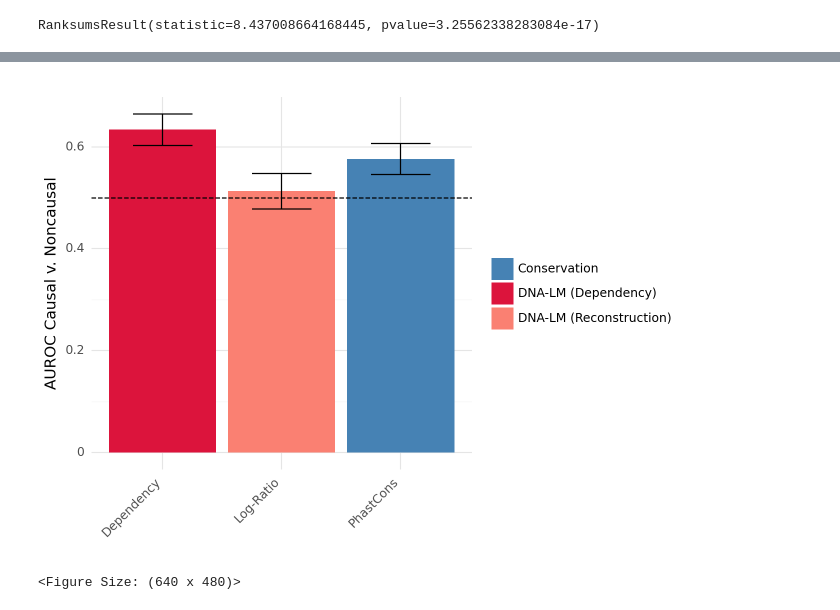
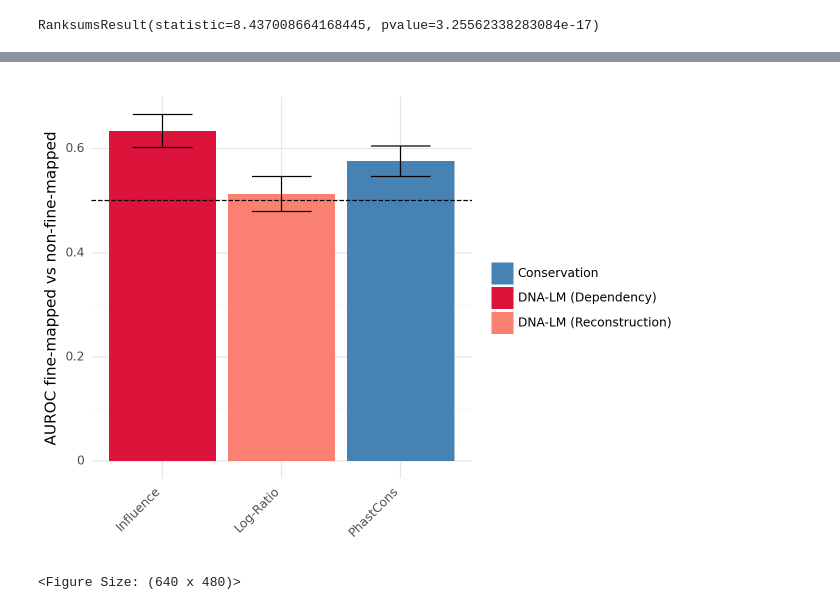
Before and after one commit to gagneurlab/dependencies_DNALM, a Jupyter notebook: manuscript_code/fig1_variant_effects.ipynb, the cells around one changed output, grey strips where cells are left out. Cells and saved outputs as stored; diff of their text form; code cells hidden in the pictures.

```diff
--- a/manuscript_code/fig1_variant_effects.ipynb
+++ b/manuscript_code/fig1_variant_effects.ipynb
@@ -2061,6 +3142,8 @@ scipy.stats.ranksums(var_effects.query('sig')["Interaction"],var_effects.query('
 RanksumsResult(statistic=8.437008664168445, pvalue=3.25562338283084e-17)
 # %%
 pred_types = {"Conservation":"Conservation",
+              "phastCons_21way":"phastCons_21Way",
+              "phyloP_21way":"phyloP_21Way",
               "var_eff":"Log-Ratio", # Reconstruction (CE)
               "Interaction":"Interaction",
              }
@@ -2096,0 +3162,16 @@ plt.show()
+# %%
+fig, ax = plt.subplots(1,1, figsize=(5,5))
+colors = ["steelblue","blue","cyan", "salmon","crimson"]#["steelblue","lightblue","darkgreen","blue","crimson","yellow"]#["yellow","purple","green","black","blue","pink"]
+
+for i,pred_type in enumerate(pred_types.values()):
+    roc_plot_df_sub = roc_plot_df.query('Type == @pred_type')
+    ax.plot(roc_plot_df_sub["fpr"],roc_plot_df_sub["tpr"], color=colors[i], label="{} ({:2.2f})".format(pred_type,roc_plot_df_sub["roc_auc"].iloc[0]))
+    #ax.plot(roc_dict[model]["rec"],roc_dict[model]["prec"], color=color, label="AUPRC = {:2.2f} {}".format(roc_dict[model]["auprc"], model))
+# add diagonal
+ax.plot([0,1],[0,1], color='grey', linestyle='dashed')
+ax.legend(loc=4)
+ax.spines['right'].set_visible(False)
+ax.spines['top'].set_visible(False)
+ax.tick_params(axis='both', which='major', labelsize=8)
+#ax.tick_params(axis='both', which='minor', labelsize=8)
+plt.show()
@@ -2122,9 +3207,13 @@ plot_rocs
 # %%
 plot_rocs["auroc_max"] = plot_rocs["value"] + 2*plot_rocs["std"]
 plot_rocs["auroc_min"] = plot_rocs["value"] - 2*plot_rocs["std"]
+# %%
+plot_rocs = plot_rocs[plot_rocs.variable.isin(["Dependency","PhastCons",'Log-Ratio'])].copy()
+# %%
+plot_rocs.loc[plot_rocs.variable == "Dependency","variable"] = "Influence"
 # %%
 model_type_dict = {
-    "Dependency":"DNA-LM (Dependency)",
+    "Influence":"DNA-LM (Dependency)",
     "Log-Ratio":"DNA-LM (Reconstruction)",
     "PhyloP":"Conservation",
     "PhyloP447":"Conservation",
@@ -2134,33 +3223,33 @@ model_type_dict = {
 }
 
 plot_df = plot_rocs#pd.DataFrame(roc_auc_dict,index=[0]).melt()
 
 #plot_df = plot_df.query('variable != "phyloP447"')
 
 plot_df["model_type"] = plot_df["variable"].apply(lambda x: model_type_dict[x])
 plot_df["variable"] = pd.Categorical(plot_df["variable"],categories=model_type_dict.keys())
 
 
 p = (p9.ggplot(data=plot_df, mapping=p9.aes(x="variable",y="value", fill="model_type"))
  #+ p9.geom_boxplot(outlier_shape="")
  + p9.geom_bar(stat="identity")
  + p9.geom_errorbar(mapping=p9.aes(x="variable", ymin="auroc_min",ymax="auroc_max"))
  + p9.geom_hline(yintercept=0.5, linetype="dashed")
  #+ p9.coord_cartesian(ylim=(0.5,1))
  #+ p9.geom_violin()
  #+ p9.geom_jitter(width=0.25, size=2)
  + p9.scale_fill_manual(["steelblue","crimson","salmon"])
  #+ p9.scale_alpha_manual([0.5,1])
- + p9.labs(x="",y="AUROC Causal v. Noncausal", fill="")
+ + p9.labs(x="",y="AUROC fine-mapped vs non-fine-mapped", fill="")
  + p9.theme_minimal()
  + p9.theme(
      axis_text_x=p9.element_text(rotation=45, hjust=1),
  )
 )
 
 #p.save("SupFigIntro_YeastEqtl_bar" + ".png", width=6, height=4, dpi=300)
 
 p
 # %% [output]
-[figure, old version]
+[figure, new version]
 <Figure Size: (640 x 480)>
```
Also changed, not shown: parts of 140 cells of this notebook, 12 other files.
